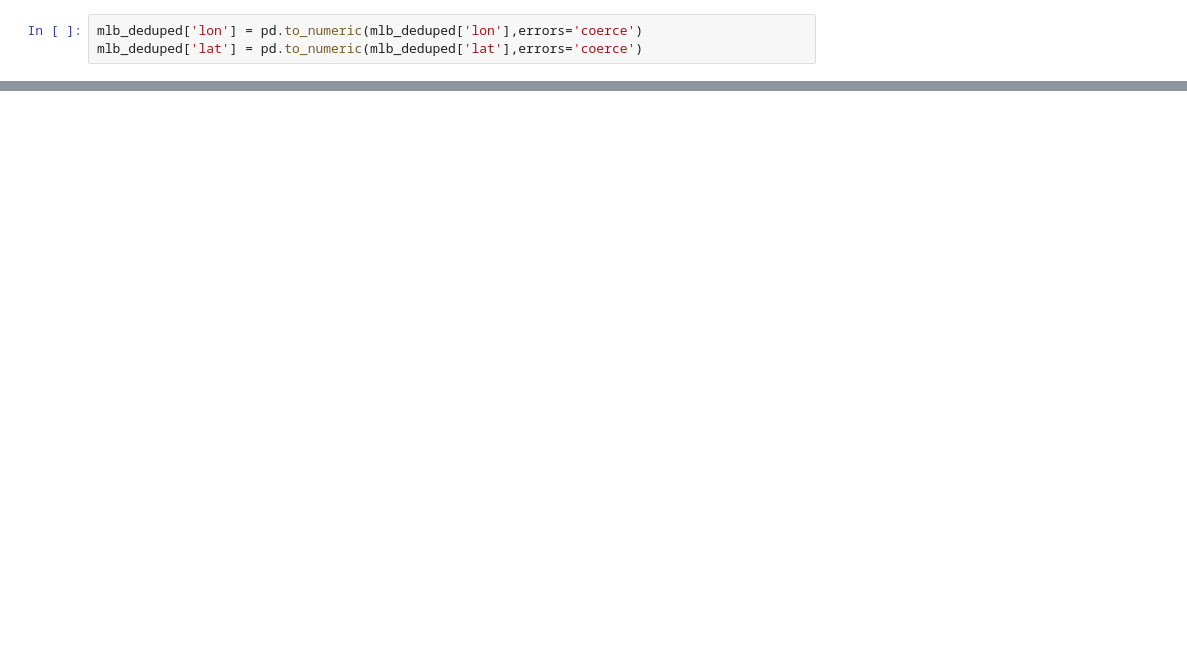
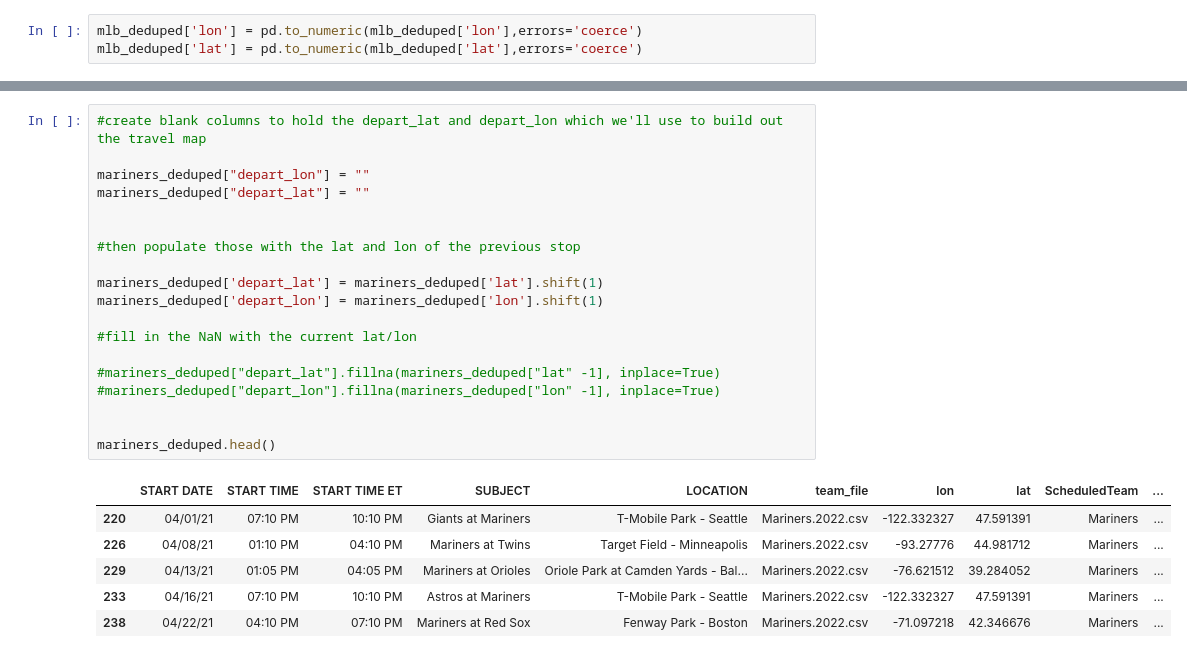
Before and after one commit to dcpatti/StadiumJourney, a Jupyter notebook: Basic Lat-Long.ipynb, the cells around one changed output, grey strips where cells are left out. Drawn from its saved outputs; the diff is of its cells as text; blank space fills up the shorter version.

```diff
--- a/Basic Lat-Long.ipynb
+++ b/Basic Lat-Long.ipynb
@@ -272,0 +290,26 @@ dist_matrix
+# %%
+#create blank columns to hold the depart_lat and depart_lon which we'll use to build out the travel map
+
+mariners_deduped["depart_lon"] = ""
+mariners_deduped["depart_lat"] = ""
+
+
+#then populate those with the lat and lon of the previous stop
+
+mariners_deduped['depart_lat'] = mariners_deduped['lat'].shift(1)
+mariners_deduped['depart_lon'] = mariners_deduped['lon'].shift(1)
+
+#fill in the NaN with the current lat/lon
+
+#mariners_deduped["depart_lat"].fillna(mariners_deduped["lat" -1], inplace=True)
+#mariners_deduped["depart_lon"].fillna(mariners_deduped["lon" -1], inplace=True)
+
+
+mariners_deduped.head()
+# %% [output]
+|  | START DATE | START TIME | START TIME ET | SUBJECT | LOCATION | team_file | lon | lat | ScheduledTeam | ... |
+| 220 | 04/01/21 | 07:10 PM | 10:10 PM | Giants at Mariners | T-Mobile Park - Seattle | Mariners.2022.csv | -122.332327 | 47.591391 | Mariners | ... |
+| 226 | 04/08/21 | 01:10 PM | 04:10 PM | Mariners at Twins | Target Field - Minneapolis | Mariners.2022.csv | -93.27776 | 44.981712 | Mariners | ... |
+| 229 | 04/13/21 | 01:05 PM | 04:05 PM | Mariners at Orioles | Oriole Park at Camden Yards - Bal... | Mariners.2022.csv | -76.621512 | 39.284052 | Mariners | ... |
+| 233 | 04/16/21 | 07:10 PM | 10:10 PM | Astros at Mariners | T-Mobile Park - Seattle | Mariners.2022.csv | -122.332327 | 47.591391 | Mariners | ... |
+| 238 | 04/22/21 | 04:10 PM | 07:10 PM | Mariners at Red Sox | Fenway Park - Boston | Mariners.2022.csv | -71.097218 | 42.346676 | Mariners | ... |
```
Also changed, not shown: parts of 17 cells of this notebook.
